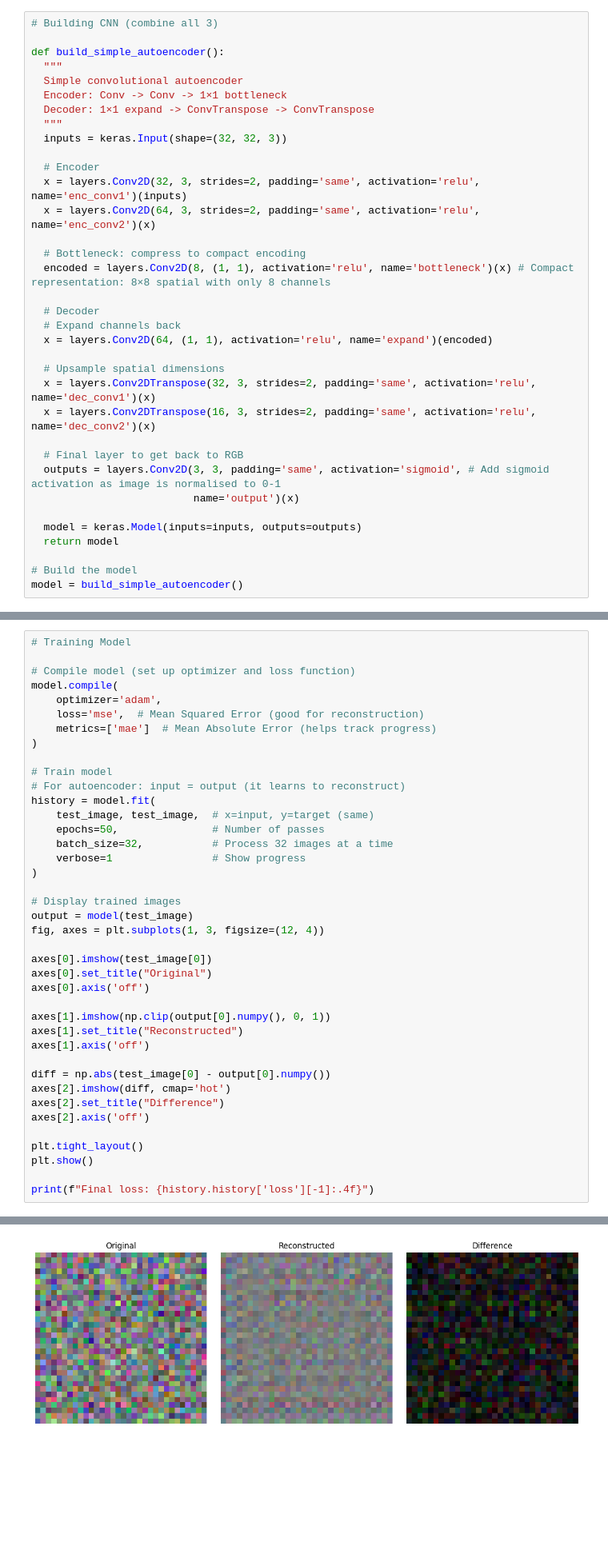
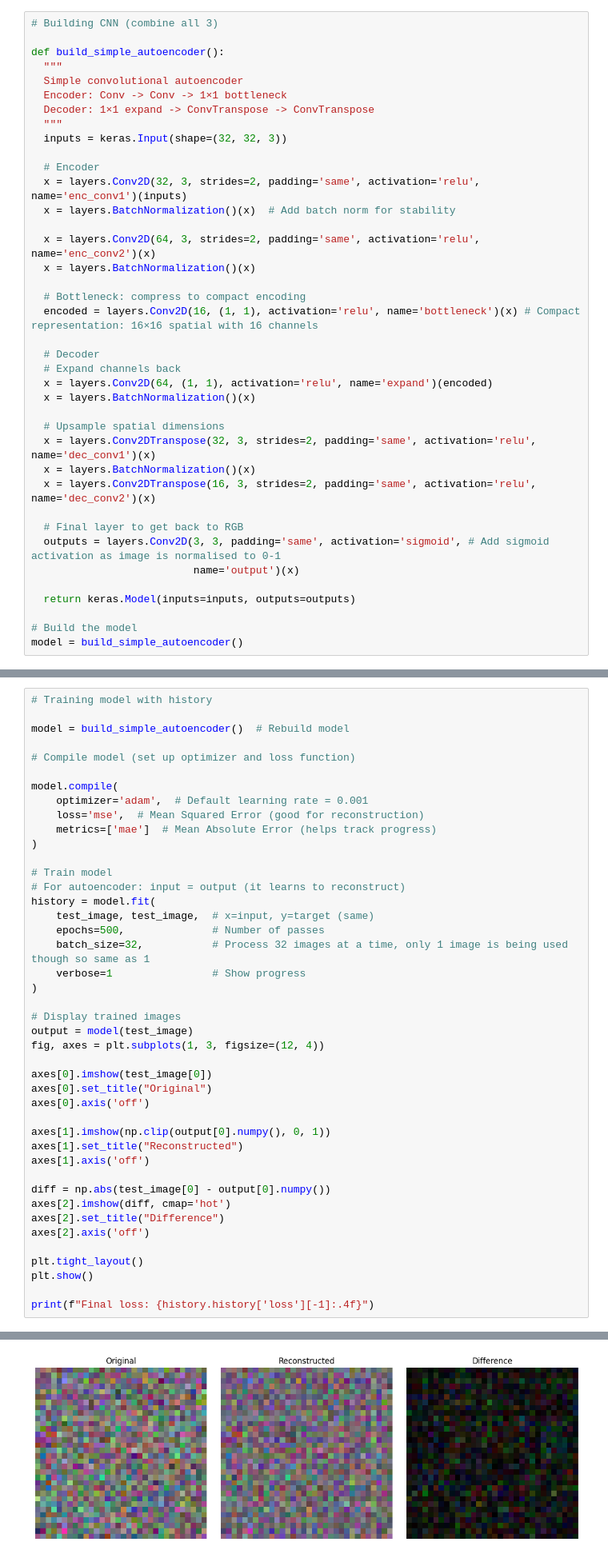
Before and after one commit to ap-omo/self-supervised-learning-vision, a Jupyter notebook: misc/Simple_CNN_build.ipynb, the cells around one changed output, grey strips where cells are left out. Shown at 80% size. Drawn from its saved outputs; the diff is of its cells as text; blank space fills up the shorter version.

```diff
--- a/misc/Simple_CNN_build.ipynb
+++ b/misc/Simple_CNN_build.ipynb
@@ -91,25 +92,29 @@ def build_simple_autoencoder():
 
   # Encoder
   x = layers.Conv2D(32, 3, strides=2, padding='same', activation='relu', name='enc_conv1')(inputs)
+  x = layers.BatchNormalization()(x)  # Add batch norm for stability
+
   x = layers.Conv2D(64, 3, strides=2, padding='same', activation='relu', name='enc_conv2')(x)
+  x = layers.BatchNormalization()(x)
 
   # Bottleneck: compress to compact encoding
-  encoded = layers.Conv2D(8, (1, 1), activation='relu', name='bottleneck')(x) # Compact representation: 8×8 spatial with only 8 channels
+  encoded = layers.Conv2D(16, (1, 1), activation='relu', name='bottleneck')(x) # Compact representation: 16×16 spatial with 16 channels
 
   # Decoder
   # Expand channels back
   x = layers.Conv2D(64, (1, 1), activation='relu', name='expand')(encoded)
+  x = layers.BatchNormalization()(x)
 
   # Upsample spatial dimensions
   x = layers.Conv2DTranspose(32, 3, strides=2, padding='same', activation='relu', name='dec_conv1')(x)
+  x = layers.BatchNormalization()(x)
   x = layers.Conv2DTranspose(16, 3, strides=2, padding='same', activation='relu', name='dec_conv2')(x)
 
   # Final layer to get back to RGB
   outputs = layers.Conv2D(3, 3, padding='same', activation='sigmoid', # Add sigmoid activation as image is normalised to 0-1
                           name='output')(x)
 
-  model = keras.Model(inputs=inputs, outputs=outputs)
-  return model
+  return keras.Model(inputs=inputs, outputs=outputs)
 
 # Build the model
 model = build_simple_autoencoder()
@@ -159,9 +164,12 @@ plt.show()
 # %%
-# Training Model
+# Training model with history
+
+model = build_simple_autoencoder()  # Rebuild model
 
 # Compile model (set up optimizer and loss function)
+
 model.compile(
-    optimizer='adam',
+    optimizer='adam',  # Default learning rate = 0.001
     loss='mse',  # Mean Squared Error (good for reconstruction)
     metrics=['mae']  # Mean Absolute Error (helps track progress)
 )
@@ -170,8 +178,8 @@ model.compile(
 # For autoencoder: input = output (it learns to reconstruct)
 history = model.fit(
     test_image, test_image,  # x=input, y=target (same)
-    epochs=50,               # Number of passes
-    batch_size=32,           # Process 32 images at a time
+    epochs=500,              # Number of passes
+    batch_size=32,           # Process 32 images at a time, only 1 image is being used though so same as 1
     verbose=1                # Show progress
 )
 
@@ -217 +225 @@ Epoch 50/50
-[figure, old version]
+[figure, new version]
```
Also changed, not shown: parts of 5 cells of this notebook.
